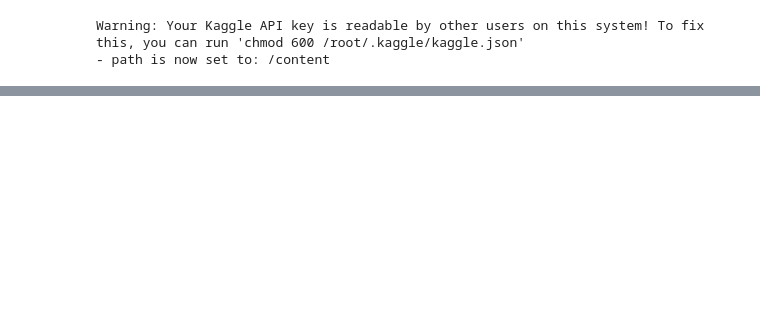
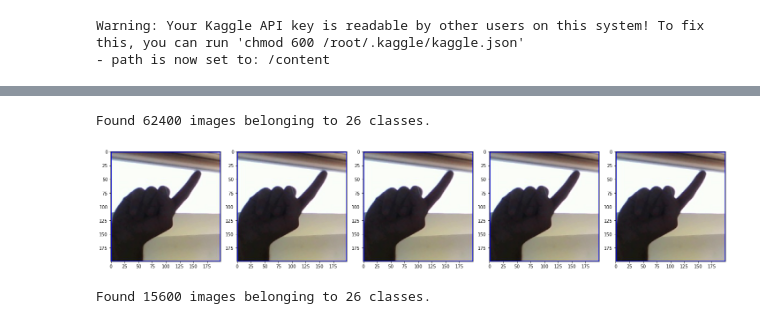
Before and after one commit to Blackcipher101/ASL-detector, a Jupyter notebook: ASLdetection.ipynb, the cells around one changed output, grey strips where cells are left out. Drawn from its saved outputs; the diff is of its cells as text; code cells hidden in the pictures; blank space fills up the shorter version.

```diff
--- a/ASLdetection.ipynb
+++ b/ASLdetection.ipynb
@@ -127,0 +114,6 @@ labels = label_binrizer.fit_transform(labels)
+# %%
+train_dir = os.path.join(base_dir, 'train')
+val_dir = os.path.join(base_dir, 'val')
+# %%
+batch_size = 100
+IMG_SHAPE = 200
@@ -127,0 +123,37 @@ labels = label_binrizer.fit_transform(labels)
+# %%
+image_gen_train = ImageDataGenerator(
+                    rescale=1./255,
+                    )
+
+
+train_data_gen = image_gen_train.flow_from_directory(
+                                                batch_size=batch_size,
+                                                directory=train_dir,
+                                                shuffle=True,
+                                                target_size=(200,200),
+                                                class_mode='sparse'
+                                                )
+# %% [output]
+Found 62400 images belonging to 26 classes.
+# %%
+def plotImages(images_arr):
+    fig, axes = plt.subplots(1, 5, figsize=(20,20))
+    axes = axes.flatten()
+    for img, ax in zip( images_arr, axes):
+        ax.imshow(img)
+    plt.tight_layout()
+    plt.show()
+# %%
+augmented_images = [train_data_gen[0][0][0] for i in range(5)]
+plotImages(augmented_images)
+# %% [output]
+[figure, added]
+# %%
+image_gen_val = ImageDataGenerator(rescale=1./255)
+
+val_data_gen = image_gen_val.flow_from_directory(batch_size=batch_size,
+                                                 directory=val_dir,
+                                                 target_size=(200,200),
+                                                 class_mode='sparse')
+# %% [output]
+Found 15600 images belonging to 26 classes.
```
Also changed, not shown: parts of 41 cells of this notebook.
